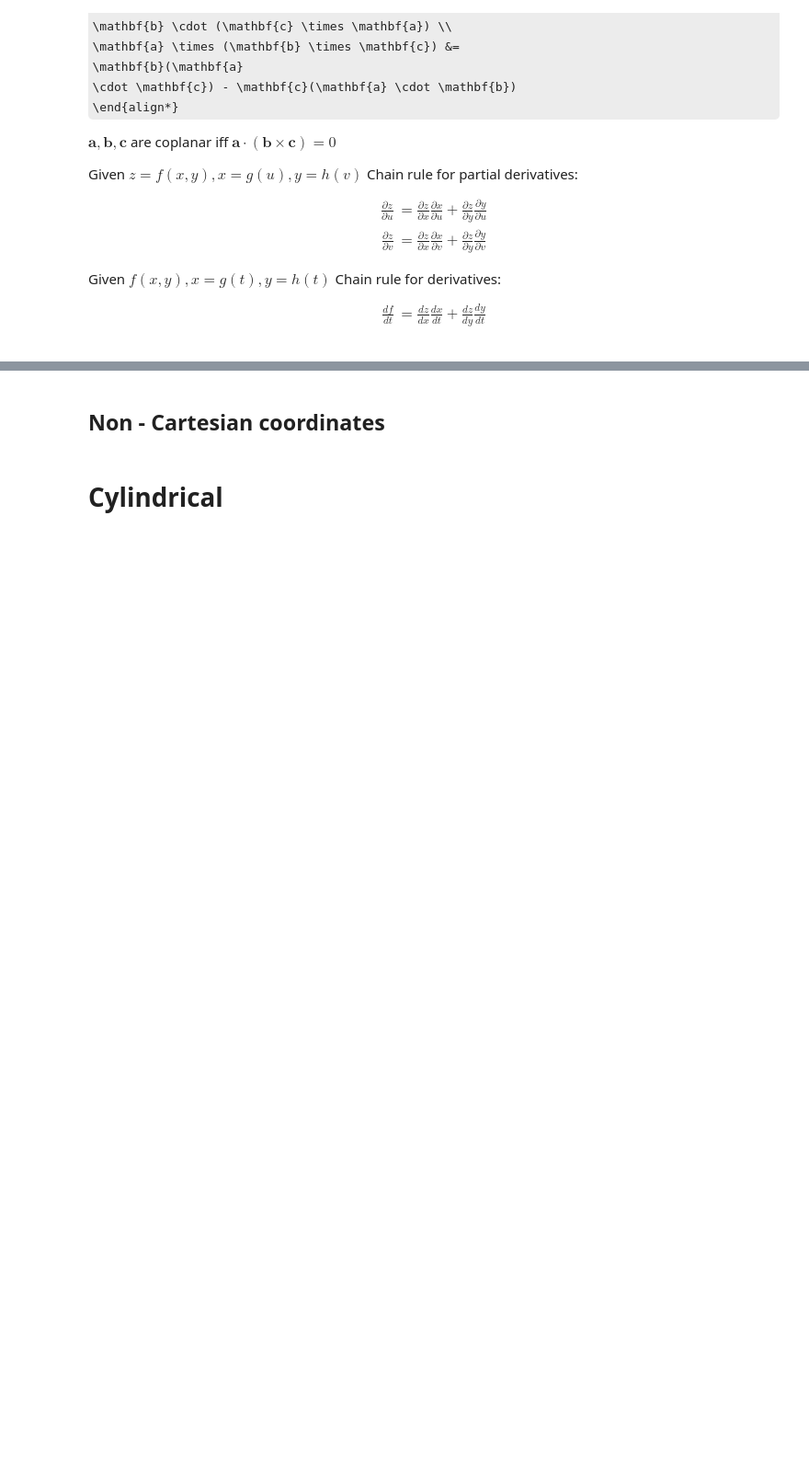
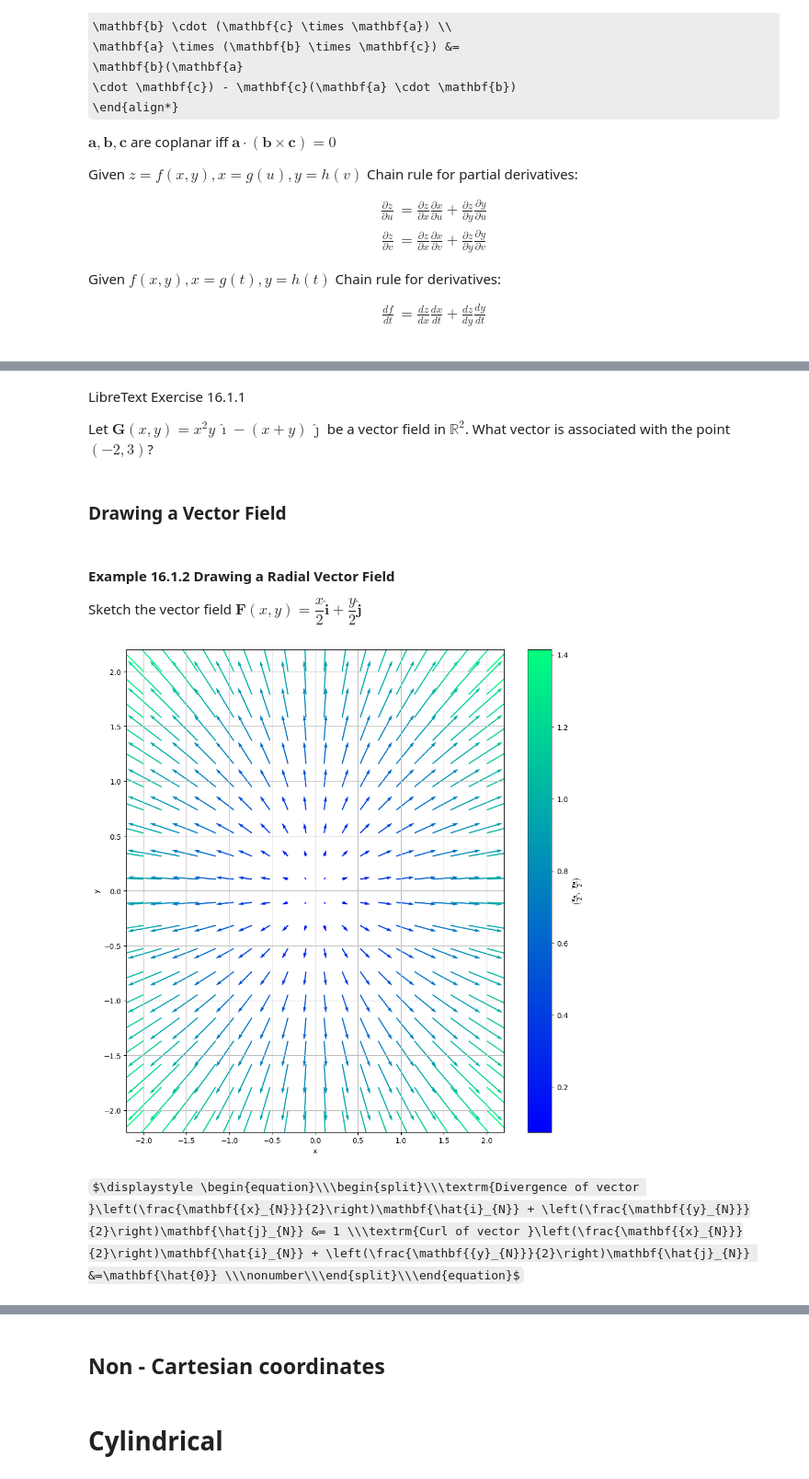
Before and after one commit to JonnyRed/Vectors-and-Tensors, a Jupyter notebook: Section-2-Vector-Operations.ipynb, the cells around one changed output, grey strips where cells are left out. Shown at 92% size. Drawn from its saved outputs; the diff is of its cells as text; code cells hidden in the pictures; some formulas as TeX source; blank space fills up the shorter version.

Commit message:
feat: Section 2 Question 2.11
* Added more documentation on vector fields base on Libretext

```diff
--- a/Section-2-Vector-Operations.ipynb
+++ b/Section-2-Vector-Operations.ipynb
@@ -345,0 +362,6 @@ Given $f(x, y), x = g(t), y = h(t)$ Chain rule for derivatives:
+# %% [markdown]
+LibreText Exercise 16.1.1
+
+Let  $\mathbf{G}(x,y)=x^2y\,\hat{\imath}−(x+y)\,\hat{\jmath}$
+be a vector field in  $\mathbb{R}^2$. What vector is associated with
+the point  $(−2,3)$?
@@ -345,0 +372,42 @@ Given $f(x, y), x = g(t), y = h(t)$ Chain rule for derivatives:
+# %% [markdown]
+### Drawing a Vector Field
+# %% [markdown]
+#### Example 16.1.2 Drawing a Radial Vector Field
+
+Sketch the vector field $\mathbf{F} (x,y) =
+    \dfrac{x}{2}\hat{\mathbf i}+\dfrac{y}{2}\hat{\mathbf j}$
+# %%
+N = sv.CoordSys3D("N")
+vec_F = (N.x / 2) * N.i + (N.y / 2) * N.j
+
+spb.graphics(
+    spb.vector_field_2d(
+        vec_F.dot(N.i),
+        vec_F.dot(N.j),
+        (N.x, -2, +2),
+        (N.y, -2, +2),
+        quiver_kw={"cmap": "winter", "scale": 10, "headwidth": 3},
+        scalar=False,
+        normalize=False,
+        n=20,
+    ),
+    size=(10, 10),
+    xlabel="x",
+    ylabel="y",
+    backend = spb.MB
+)
+
+text_div_curl = [
+    r"\textrm{Divergence of vector }"
+    rf"{sp.latex(vec_F)} &= "
+    rf"{sp.latex(sv.divergence(vec_F))} ",
+
+    r"\textrm{Curl of vector }"
+    rf"{sp.latex(vec_F)} &="
+    rf"{sp.latex(sv.curl(vec_F))} "
+]
+
+print_aligned_latex_equations(*text_div_curl)
+# %% [output]
+[figure, added]
+$\displaystyle \begin{equation}\\\begin{split}\\\textrm{Divergence of vector }\left(\frac{\mathbf{{x}_{N}}}{2}\right)\mathbf{\hat{i}_{N}} + \left(\frac{\mathbf{{y}_{N}}}{2}\right)\mathbf{\hat{j}_{N}} &= 1 \\\textrm{Curl of vector }\left(\frac{\mathbf{{x}_{N}}}{2}\right)\mathbf{\hat{i}_{N}} + \left(\frac{\mathbf{{y}_{N}}}{2}\right)\mathbf{\hat{j}_{N}} &=\mathbf{\hat{0}} \\\nonumber\\\end{split}\\\end{equation}$
```
Also changed, not shown: parts of 10 cells of this notebook, 1 other file.
